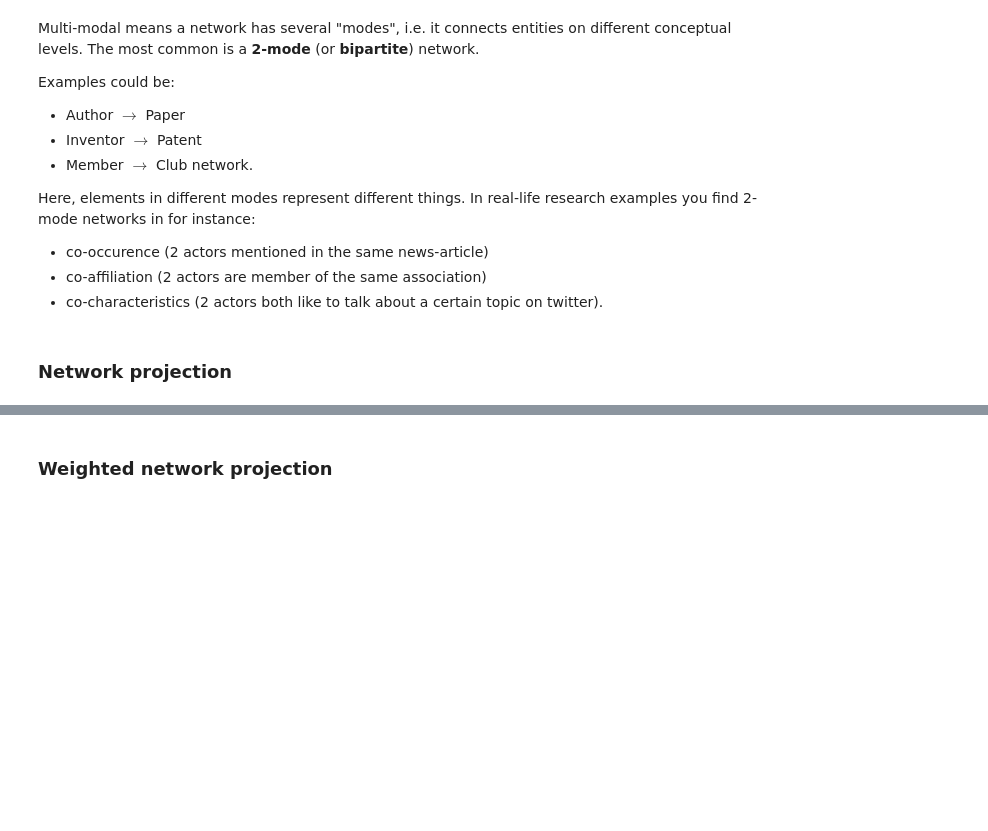
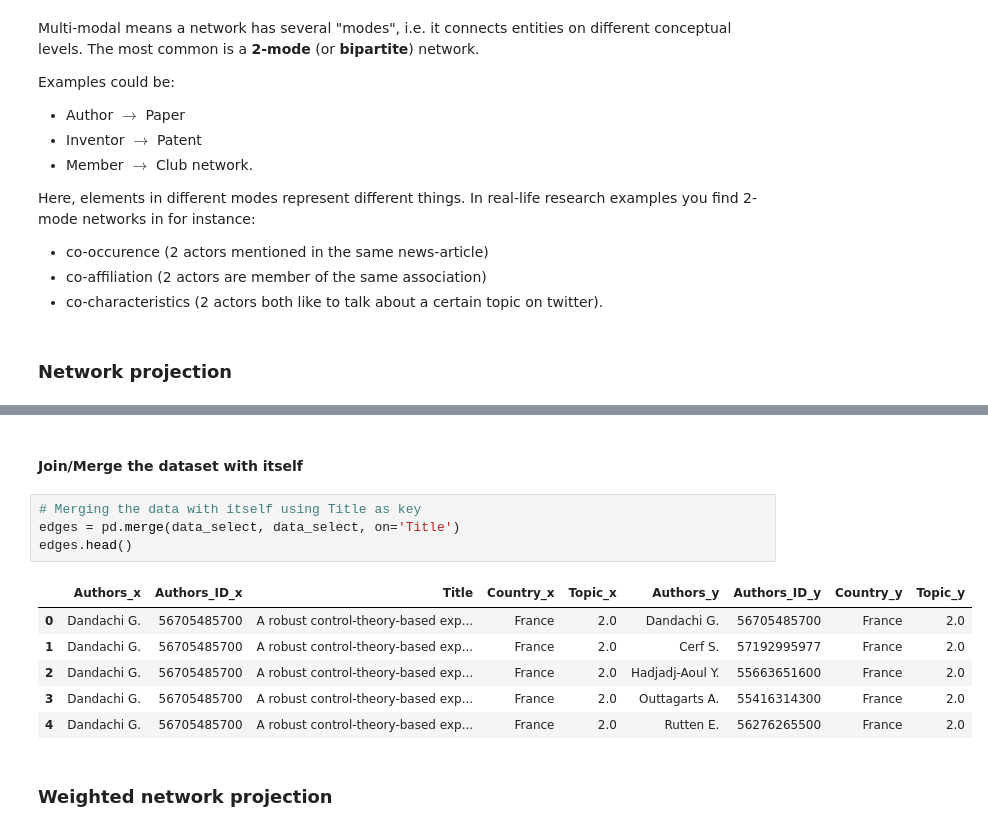
Before and after one commit to NadiaHolmlund/BDS_M2_Exam_Notes, a Jupyter notebook: BDS_M2_Exam_Notes.ipynb, the cells around one changed output, grey strips where cells are left out. Cells and saved outputs as stored; diff of their text form; blank space fills up the shorter version.

```diff
--- a/BDS_M2_Exam_Notes.ipynb
+++ b/BDS_M2_Exam_Notes.ipynb
@@ -454,3 +513,16 @@ Mergin the dataframe with itself based on one of the nodes as key, deleting self
+# %% [markdown]
+#### Join/Merge the dataset with itself
+# %%
+# Merging the data with itself using Title as key
+edges = pd.merge(data_select, data_select, on='Title')
+edges.head()
+# %% [output]
+|  | Authors_x | Authors_ID_x | Title | Country_x | Topic_x | Authors_y | Authors_ID_y | Country_y | Topic_y |
+| 0 | Dandachi G. | 56705485700 | A robust control-theory-based exp... | France | 2.0 | Dandachi G. | 56705485700 | France | 2.0 |
+| 1 | Dandachi G. | 56705485700 | A robust control-theory-based exp... | France | 2.0 | Cerf S. | 57192995977 | France | 2.0 |
+| 2 | Dandachi G. | 56705485700 | A robust control-theory-based exp... | France | 2.0 | Hadjadj-Aoul Y. | 55663651600 | France | 2.0 |
+| 3 | Dandachi G. | 56705485700 | A robust control-theory-based exp... | France | 2.0 | Outtagarts A. | 55416314300 | France | 2.0 |
+| 4 | Dandachi G. | 56705485700 | A robust control-theory-based exp... | France | 2.0 | Rutten E. | 56276265500 | France | 2.0 |
 # %% [markdown]
 ### Weighted network projection
 # %% [markdown]
```
Also changed, not shown: parts of 55 cells of this notebook.
